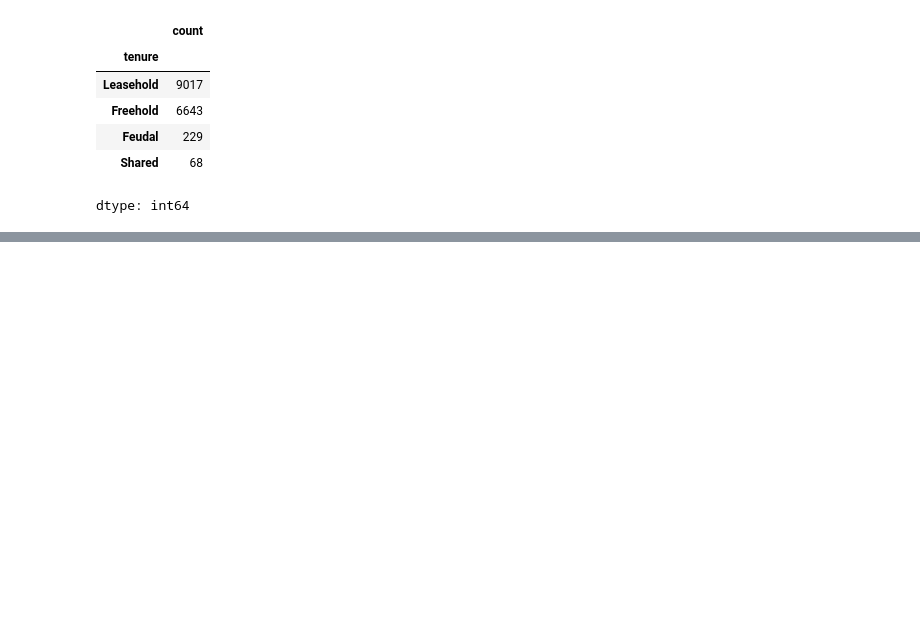
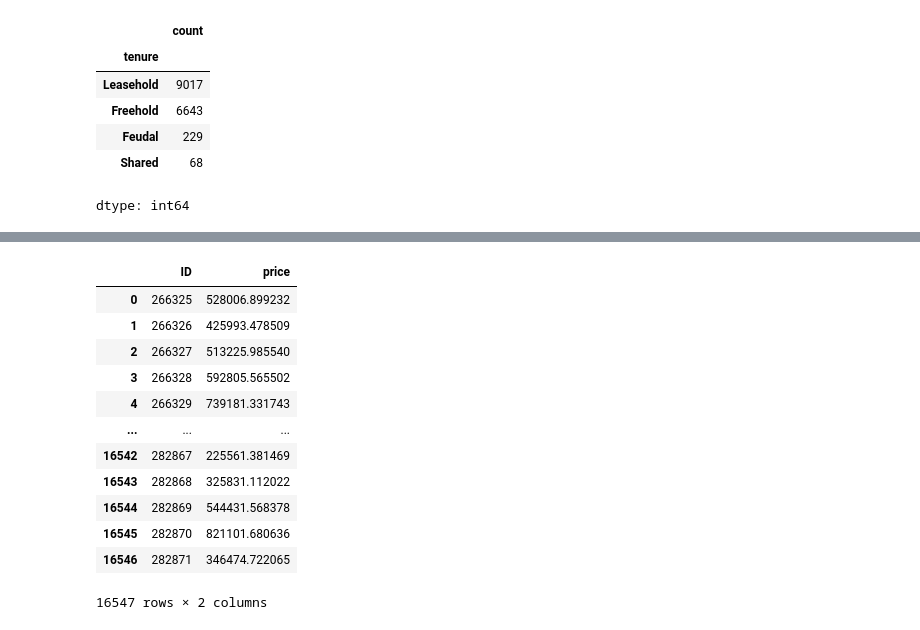
Before and after one commit to Xatfu/London_House_Price_Prediction, a Jupyter notebook: London.ipynb, the cells around one changed output, grey strips where cells are left out. Saved outputs shown, nothing was run; the diff lists cells and outputs as text; code cells hidden in the pictures; blank space fills up the shorter version.

```diff
--- a/London.ipynb
+++ b/London.ipynb
@@ -385,0 +540,2 @@ df_train['propertyType'] = df_train['propertyType'].fillna('Purpose Built Flat')
+# %%
+final_model.fit(X_train, y_train)
@@ -385,0 +567,22 @@ df_train['propertyType'] = df_train['propertyType'].fillna('Purpose Built Flat')
+# %%
+X_test = X_test.drop('price', axis=1)
+# %%
+y_pred = final_model.predict(X_test)
+# %%
+df_sub['price'] = y_pred
+# %%
+df_sub
+# %% [output]
+|  | ID | price |
+| 0 | 266325 | 528006.899232 |
+| 1 | 266326 | 425993.478509 |
+| 2 | 266327 | 513225.985540 |
+| 3 | 266328 | 592805.565502 |
+| 4 | 266329 | 739181.331743 |
+| ... | ... | ... |
+| 16542 | 282867 | 225561.381469 |
+| 16543 | 282868 | 325831.112022 |
+| 16544 | 282869 | 544431.568378 |
+| 16545 | 282870 | 821101.680636 |
+| 16546 | 282871 | 346474.722065 |
+16547 rows × 2 columns
```
Also changed, not shown: parts of 31 cells of this notebook.
